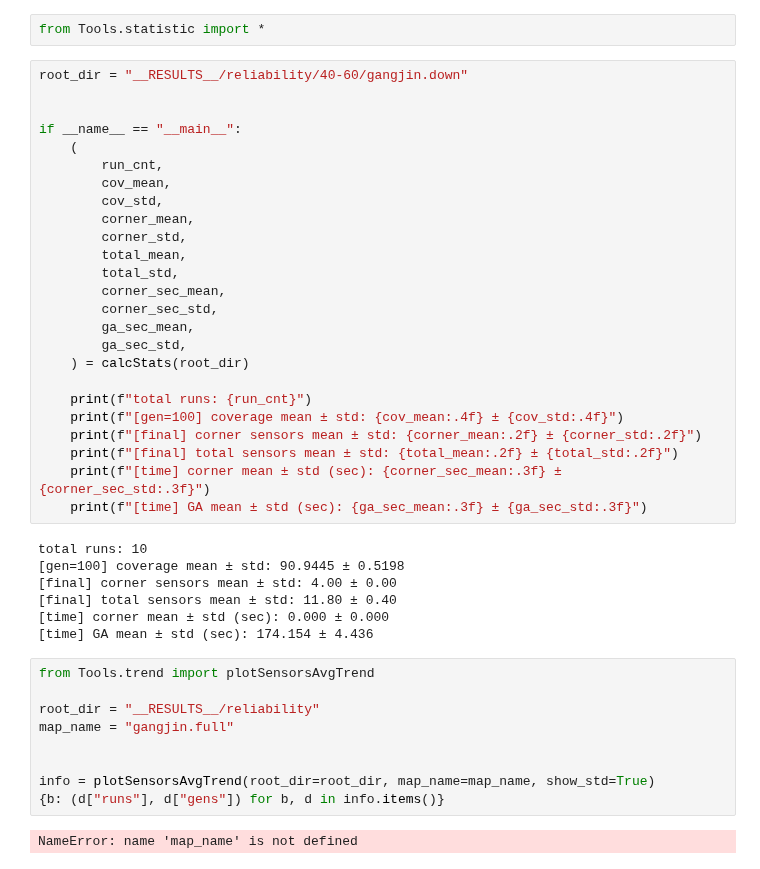
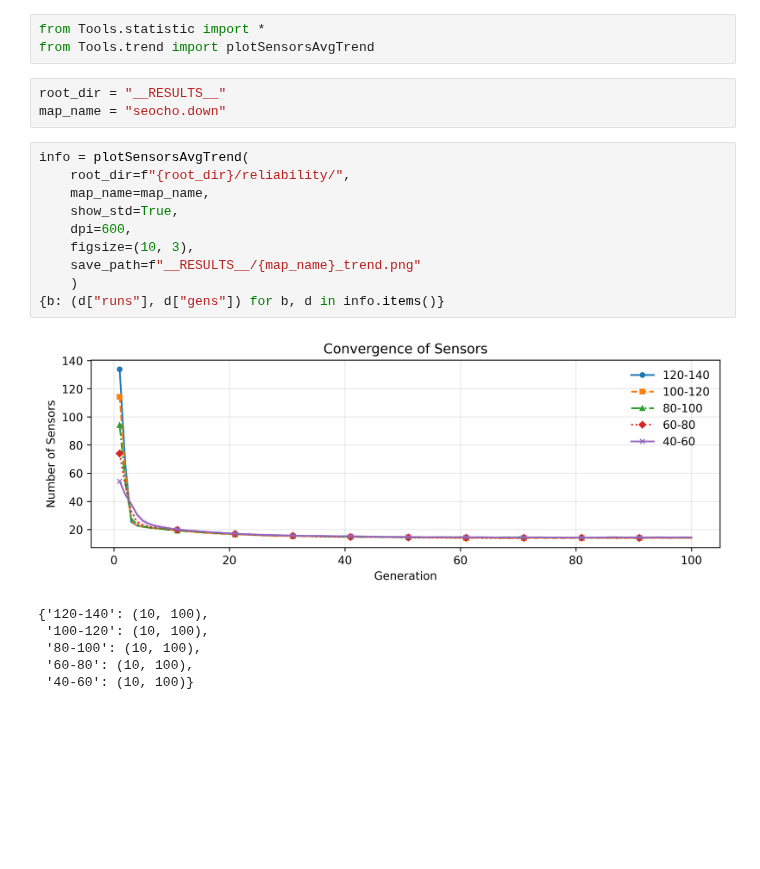
Before and after one commit to yutakseo/SensorDeployment_Optimizer, a Jupyter notebook: statistic.ipynb, the cells around one changed output. Cells and saved outputs as stored; diff of their text form; blank space fills up the shorter version.

```diff
--- a/statistic.ipynb
+++ b/statistic.ipynb
@@ -1,45 +1,23 @@
 # %%
 from Tools.statistic import *
+from Tools.trend import plotSensorsAvgTrend
-# %%
-root_dir = "__RESULTS__/reliability/40-60/gangjin.down"
-
-
-if __name__ == "__main__":
-    (
-        run_cnt,
-        cov_mean,
-        cov_std,
-        corner_mean,
-        corner_std,
-        total_mean,
-        total_std,
-        corner_sec_mean,
-        corner_sec_std,
-        ga_sec_mean,
-        ga_sec_std,
-    ) = calcStats(root_dir)
-
-    print(f"total runs: {run_cnt}")
-    print(f"[gen=100] coverage mean ± std: {cov_mean:.4f} ± {cov_std:.4f}")
-    print(f"[final] corner sensors mean ± std: {corner_mean:.2f} ± {corner_std:.2f}")
-    print(f"[final] total sensors mean ± std: {total_mean:.2f} ± {total_std:.2f}")
-    print(f"[time] corner mean ± std (sec): {corner_sec_mean:.3f} ± {corner_sec_std:.3f}")
-    print(f"[time] GA mean ± std (sec): {ga_sec_mean:.3f} ± {ga_sec_std:.3f}")
-# %% [output]
-total runs: 10
-[gen=100] coverage mean ± std: 90.9445 ± 0.5198
-[final] corner sensors mean ± std: 4.00 ± 0.00
-[final] total sensors mean ± std: 11.80 ± 0.40
-[time] corner mean ± std (sec): 0.000 ± 0.000
-[time] GA mean ± std (sec): 174.154 ± 4.436
+# %%
+root_dir = "__RESULTS__"
+map_name = "seocho.down"
 # %%
-from Tools.trend import plotSensorsAvgTrend
-
-root_dir = "__RESULTS__/reliability"
-map_name = "gangjin.full"
-
-
-info = plotSensorsAvgTrend(root_dir=root_dir, map_name=map_name, show_std=True)
+info = plotSensorsAvgTrend(
+    root_dir=f"{root_dir}/reliability/",
+    map_name=map_name,
+    show_std=True,
+    dpi=600,
+    figsize=(10, 3),
+    save_path=f"__RESULTS__/{map_name}_trend.png"
+    )
 {b: (d["runs"], d["gens"]) for b, d in info.items()}
 # %% [output]
+[figure, added]
-NameError: name 'map_name' is not defined
+{'120-140': (10, 100),
+ '100-120': (10, 100),
+ '80-100': (10, 100),
+ '60-80': (10, 100),
+ '40-60': (10, 100)}
```
Also changed, not shown: parts of 1 cell of this notebook, 1 other file.
